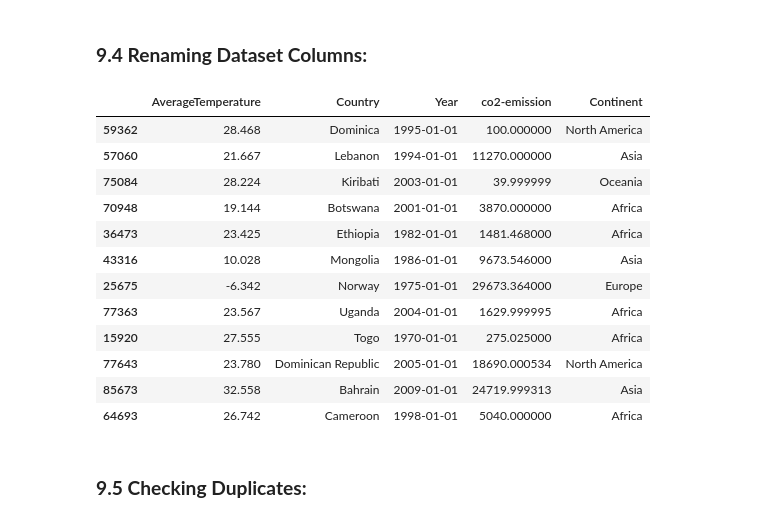
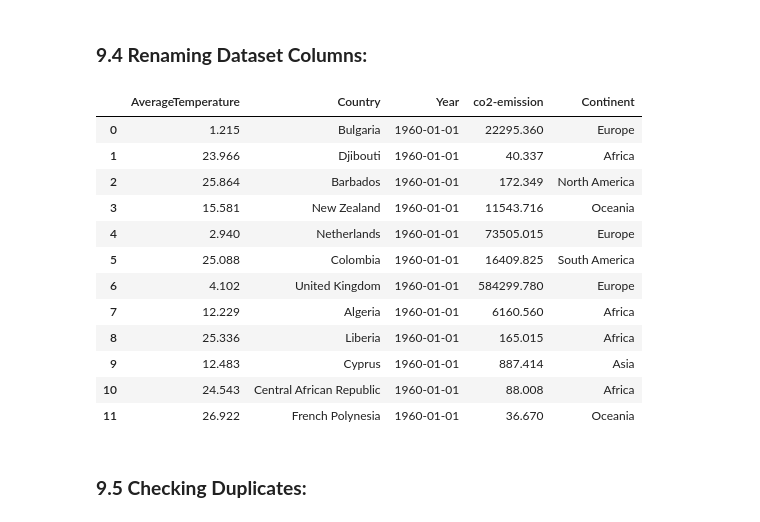
Before and after one commit to HassanZeb01/land_temperature_by_country, a Jupyter notebook: climate_temperature.ipynb, the cells around one changed output. Saved outputs shown, nothing was run; the diff lists cells and outputs as text; code cells hidden in the pictures.

```diff
--- a/climate_temperature.ipynb
+++ b/climate_temperature.ipynb
@@ -1066,21 +1066,21 @@ co2_temp_df['Continent'] = co2_temp_df['Continent_y']
 
 co2_temp_df.drop(columns=['index','AverageTemperatureUncertainty','country_code','Continent_x','Continent_y'], inplace=True)
 # %%
-co2_temp_df.sample(12)
+co2_temp_df.head(12)
 # %% [output]
 |  | AverageTemperature | Country | Year | co2-emission | Continent |
-| 59362 | 28.468 | Dominica | 1995-01-01 | 100.000000 | North America |
-| 57060 | 21.667 | Lebanon | 1994-01-01 | 11270.000000 | Asia |
-| 75084 | 28.224 | Kiribati | 2003-01-01 | 39.999999 | Oceania |
-| 70948 | 19.144 | Botswana | 2001-01-01 | 3870.000000 | Africa |
-| 36473 | 23.425 | Ethiopia | 1982-01-01 | 1481.468000 | Africa |
-| 43316 | 10.028 | Mongolia | 1986-01-01 | 9673.546000 | Asia |
-| 25675 | -6.342 | Norway | 1975-01-01 | 29673.364000 | Europe |
-| 77363 | 23.567 | Uganda | 2004-01-01 | 1629.999995 | Africa |
-| 15920 | 27.555 | Togo | 1970-01-01 | 275.025000 | Africa |
-| 77643 | 23.780 | Dominican Republic | 2005-01-01 | 18690.000534 | North America |
-| 85673 | 32.558 | Bahrain | 2009-01-01 | 24719.999313 | Asia |
-| 64693 | 26.742 | Cameroon | 1998-01-01 | 5040.000000 | Africa |
+| 0 | 1.215 | Bulgaria | 1960-01-01 | 22295.360 | Europe |
+| 1 | 23.966 | Djibouti | 1960-01-01 | 40.337 | Africa |
+| 2 | 25.864 | Barbados | 1960-01-01 | 172.349 | North America |
+| 3 | 15.581 | New Zealand | 1960-01-01 | 11543.716 | Oceania |
+| 4 | 2.940 | Netherlands | 1960-01-01 | 73505.015 | Europe |
+| 5 | 25.088 | Colombia | 1960-01-01 | 16409.825 | South America |
+| 6 | 4.102 | United Kingdom | 1960-01-01 | 584299.780 | Europe |
+| 7 | 12.229 | Algeria | 1960-01-01 | 6160.560 | Africa |
+| 8 | 25.336 | Liberia | 1960-01-01 | 165.015 | Africa |
+| 9 | 12.483 | Cyprus | 1960-01-01 | 887.414 | Asia |
+| 10 | 24.543 | Central African Republic | 1960-01-01 | 88.008 | Africa |
+| 11 | 26.922 | French Polynesia | 1960-01-01 | 36.670 | Oceania |
 # %% [markdown]
 ### **9.5 Checking Duplicates:**
 # %%
```
Also changed, not shown: parts of 25 cells of this notebook.
